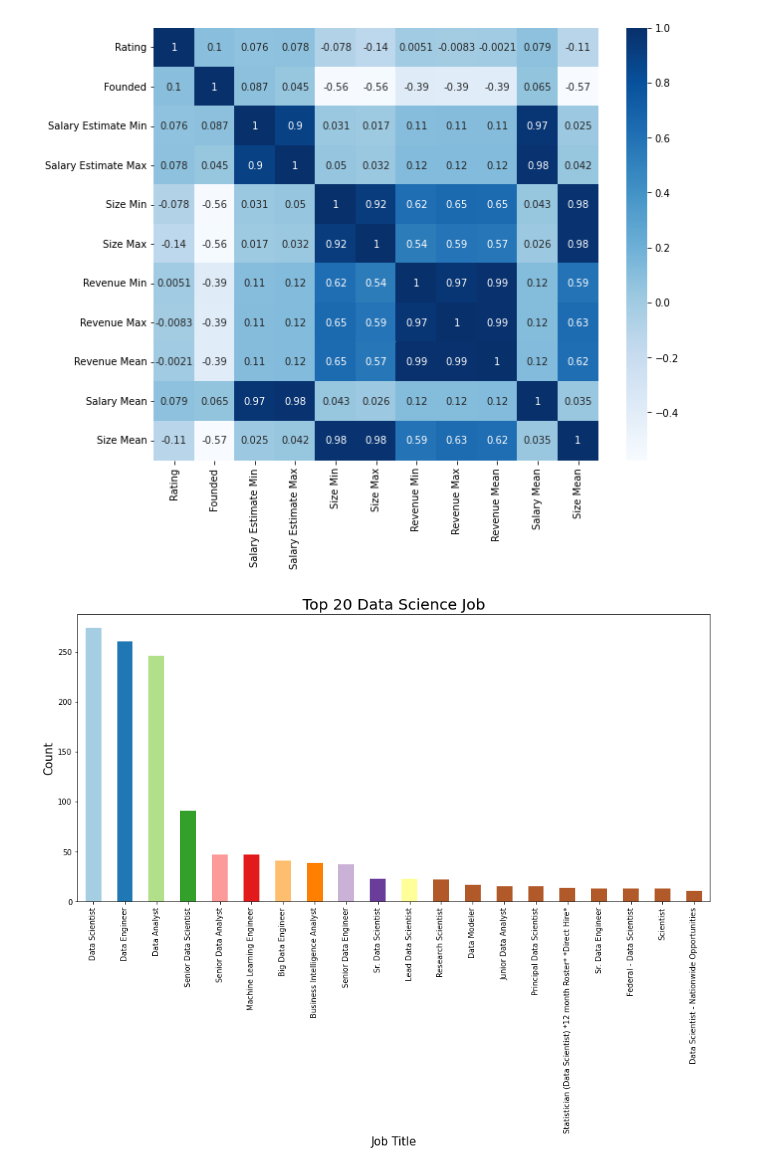
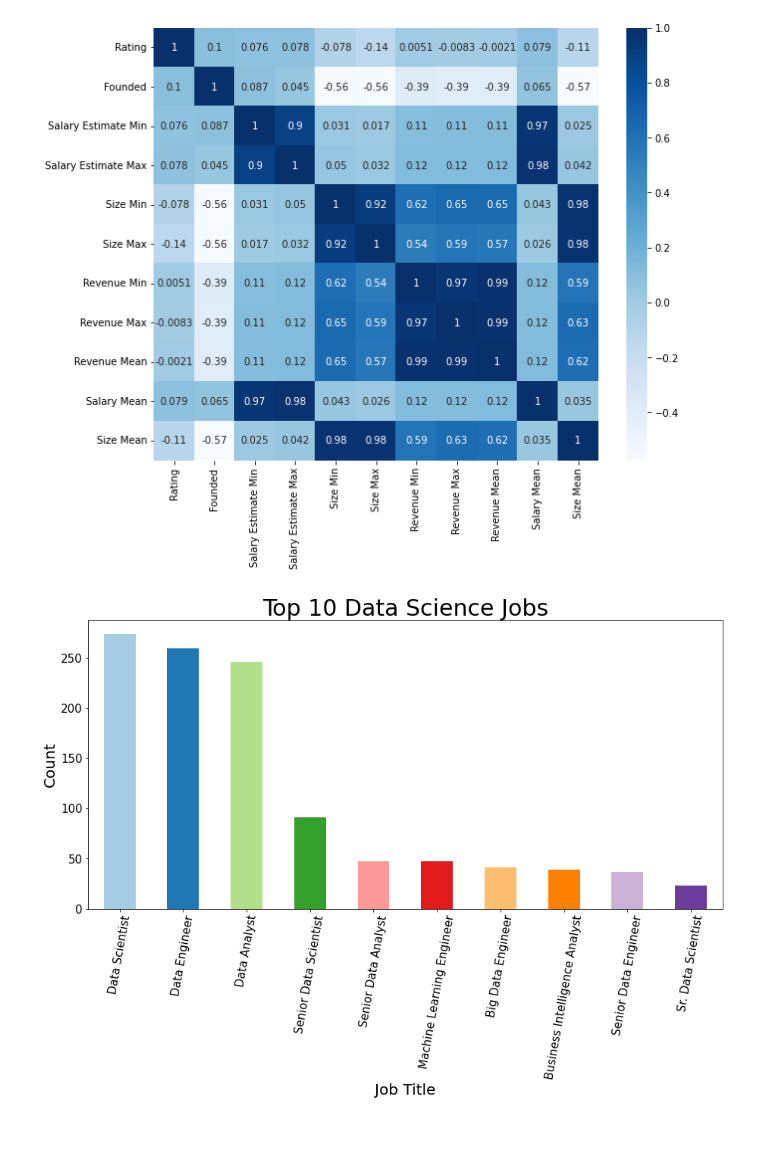
Before and after one commit to ValeriaF22/Data-Science-EDA, a Jupyter notebook: DataProjects.ipynb, the cells around one changed output. Saved outputs shown, nothing was run; the diff lists cells and outputs as text; code cells hidden in the pictures; blank space fills up the shorter version.

Commit message:
Add files via upload
Exploratory Data Analysis of US Data Scientist Job Listings

```diff
--- a/DataProjects.ipynb
+++ b/DataProjects.ipynb
@@ -244,14 +244,16 @@ def bar_plot(column_name, num, Title, Xlabel):
   plt.figure(figsize=(15,7))
   color = plt.cm.Paired(np.arange(len(df_ds)))
   df_ds[column_name].value_counts().head(num).plot.bar(color=color, rot=90)
-  plt.title(Title, fontsize=20)
-  plt.xlabel(Xlabel, fontsize=15)
-  plt.ylabel("Count", fontsize=15)
+  plt.title(Title, fontsize=30)
+  plt.xlabel(Xlabel, fontsize=20)
+  plt.ylabel("Count", fontsize=20)
+  plt.xticks(fontsize=15, rotation=80)
+  plt.yticks(fontsize=15)
 # %%
-# Top 20 Data Science jobs based on Job Title
-Title = "Top 20 Data Science Job"
+# Top 10 Data Science jobs based on Job Title
+Title = "Top 10 Data Science Jobs"
 Xlabel = "Job Title"
-bar_plot('Job Title', 20, Title, Xlabel)
+bar_plot('Job Title', 10, Title, Xlabel)
 # %% [output]
-[figure, old version]
+[figure, new version]
 # %%
```
Also changed, not shown: parts of 17 cells of this notebook.
